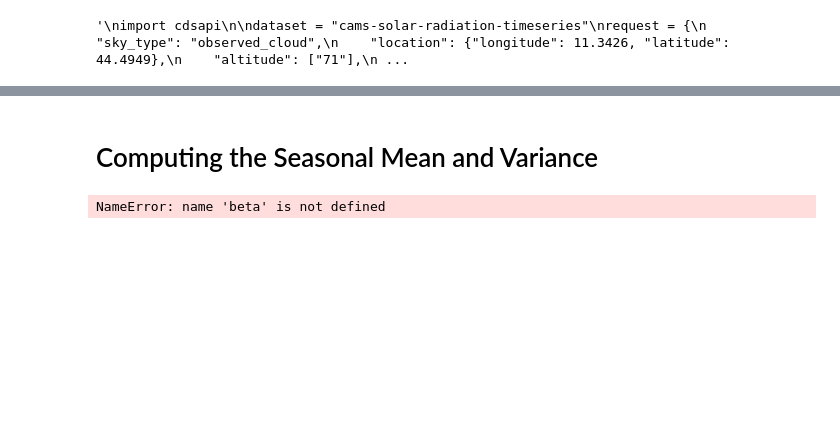
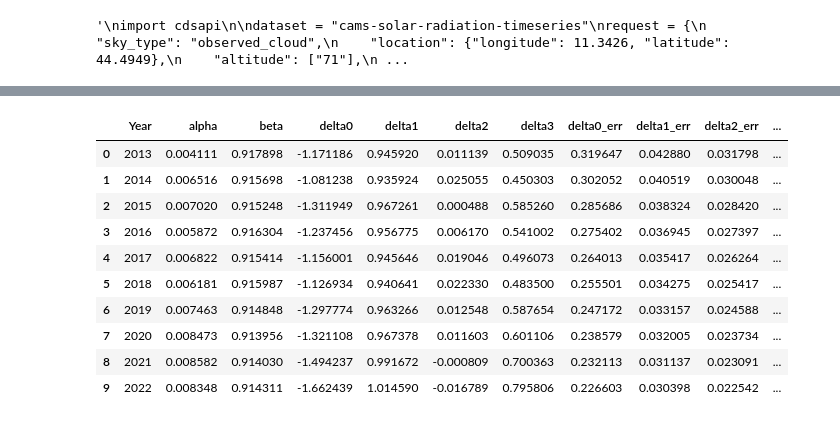
Before and after one commit to rafafvs/solar_python, a Jupyter notebook: vignettespy/notebook-seasonalClearsky.ipynb, the cells around one changed output, grey strips where cells are left out. Cells and saved outputs as stored; diff of their text form; code cells hidden in the pictures; blank space fills up the shorter version.

```diff
--- a/vignettespy/notebook-seasonalClearsky.ipynb
+++ b/vignettespy/notebook-seasonalClearsky.ipynb
@@ -348,9 +396,17 @@ styled_table
-# %% [markdown]
-# Computing the Seasonal Mean and Variance
-# %%
-for year_i in range(2013, 2023):
-    params = params_df[params_df['Year'] == year_i]
-inner = np.log(beta) - np.log(1 - alpha - R / C)
-Y = np.log(inner)
-# %% [output]
-NameError: name 'beta' is not defined
+# %%
+computed_values_df = pd.DataFrame(computed_values)
+computed_values_df.to_csv('../results/TableA1_Ct_Yt.csv', index=False)
+
+computed_values_df
+# %% [output]
+|  | Year | alpha | beta | delta0 | delta1 | delta2 | delta3 | delta0_err | delta1_err | delta2_err | ... |
+| 0 | 2013 | 0.004111 | 0.917898 | -1.171186 | 0.945920 | 0.011139 | 0.509035 | 0.319647 | 0.042880 | 0.031798 | ... |
+| 1 | 2014 | 0.006516 | 0.915698 | -1.081238 | 0.935924 | 0.025055 | 0.450303 | 0.302052 | 0.040519 | 0.030048 | ... |
+| 2 | 2015 | 0.007020 | 0.915248 | -1.311949 | 0.967261 | 0.000488 | 0.585260 | 0.285686 | 0.038324 | 0.028420 | ... |
+| 3 | 2016 | 0.005872 | 0.916304 | -1.237456 | 0.956775 | 0.006170 | 0.541002 | 0.275402 | 0.036945 | 0.027397 | ... |
+| 4 | 2017 | 0.006822 | 0.915414 | -1.156001 | 0.945646 | 0.019046 | 0.496073 | 0.264013 | 0.035417 | 0.026264 | ... |
+| 5 | 2018 | 0.006181 | 0.915987 | -1.126934 | 0.940641 | 0.022330 | 0.483500 | 0.255501 | 0.034275 | 0.025417 | ... |
+| 6 | 2019 | 0.007463 | 0.914848 | -1.297774 | 0.963266 | 0.012548 | 0.587654 | 0.247172 | 0.033157 | 0.024588 | ... |
+| 7 | 2020 | 0.008473 | 0.913956 | -1.321108 | 0.967378 | 0.011603 | 0.601106 | 0.238579 | 0.032005 | 0.023734 | ... |
+| 8 | 2021 | 0.008582 | 0.914030 | -1.494237 | 0.991672 | -0.000809 | 0.700363 | 0.232113 | 0.031137 | 0.023091 | ... |
+| 9 | 2022 | 0.008348 | 0.914311 | -1.662439 | 1.014590 | -0.016789 | 0.795806 | 0.226603 | 0.030398 | 0.022542 | ... |
```
Also changed, not shown: parts of 3 cells of this notebook, 2 other files.
